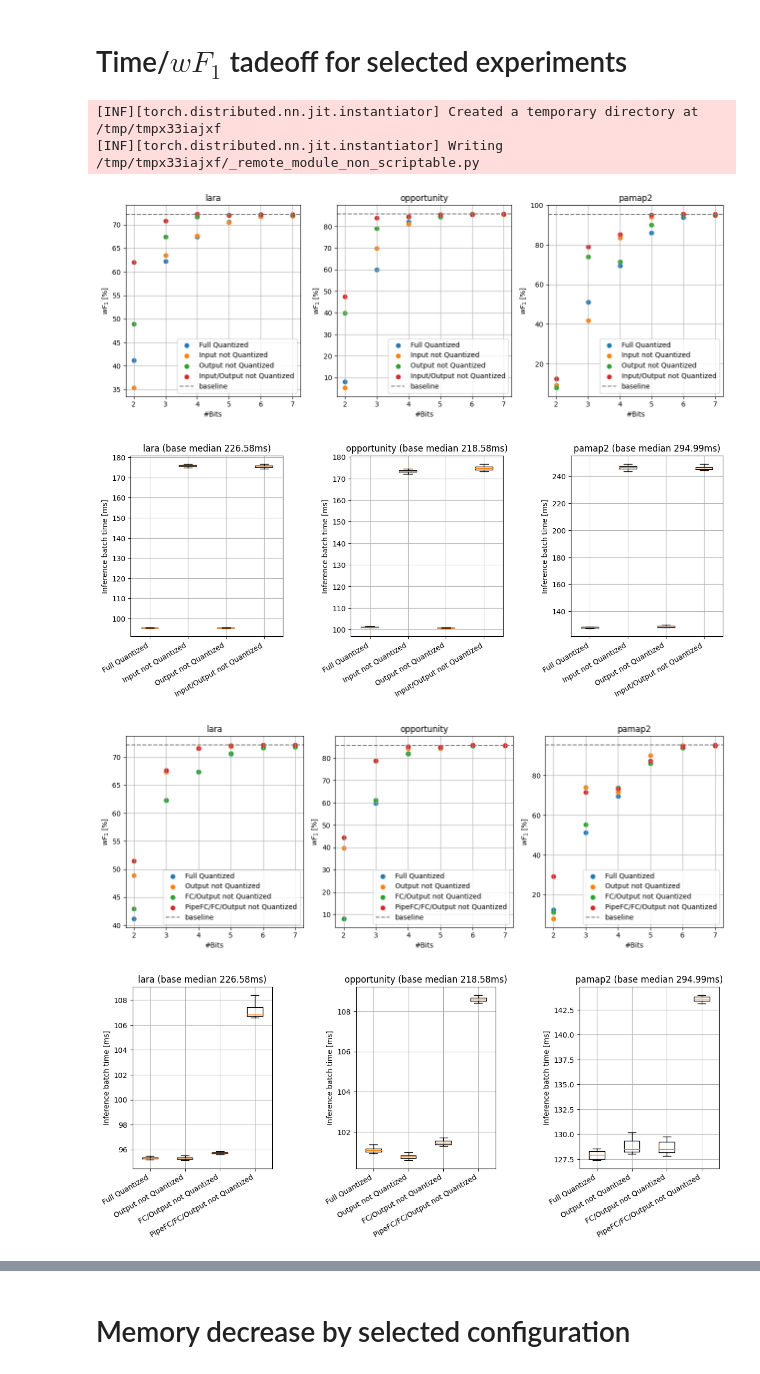
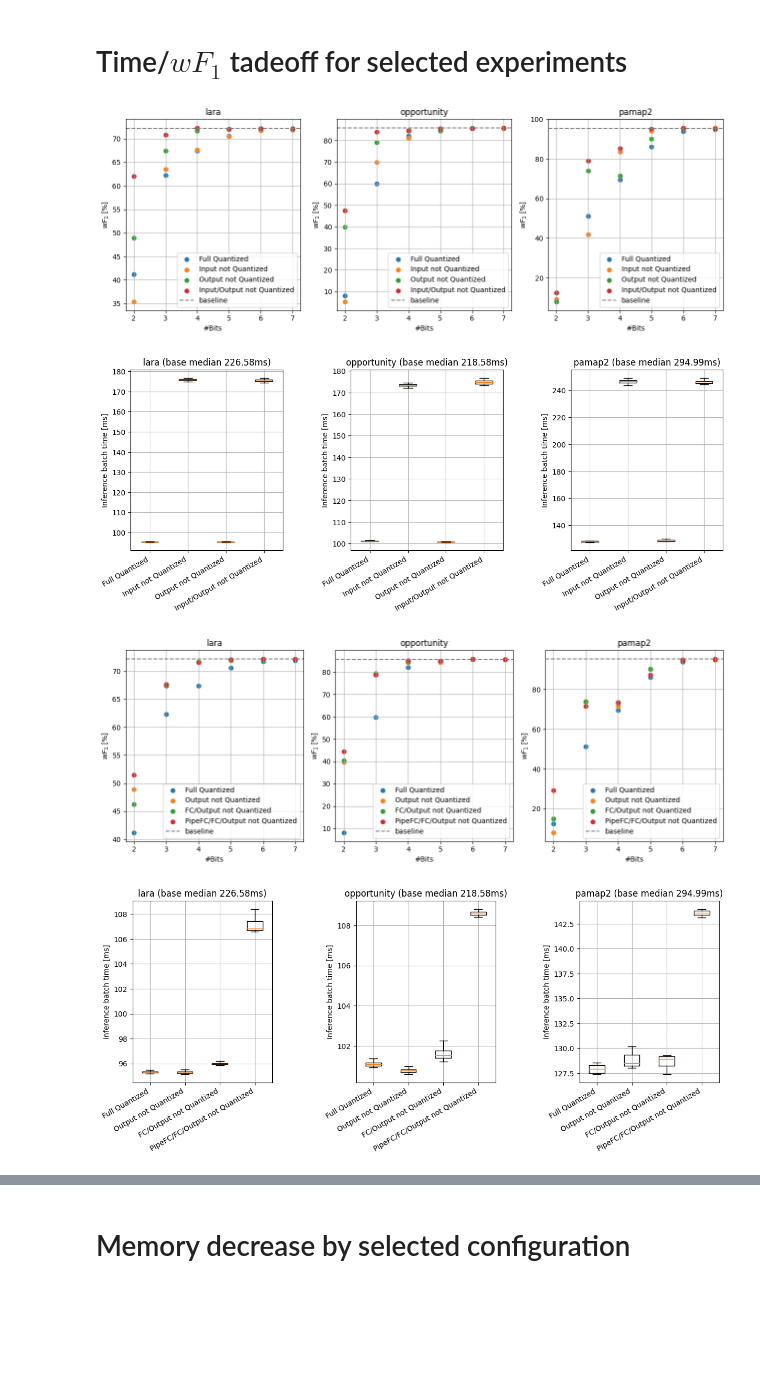
Before and after one commit to jroeger23/bachelor_thesis_code, a Jupyter notebook: eval_notebooks/ptq_cnn-imu_eval.ipynb, the cells around one changed output, grey strips where cells are left out. Cells and saved outputs as stored; diff of their text form; code cells hidden in the pictures; blank space fills up the shorter version.

```diff
--- a/eval_notebooks/ptq_cnn-imu_eval.ipynb
+++ b/eval_notebooks/ptq_cnn-imu_eval.ipynb
@@ -563,7 +563,7 @@ cfg_comparison_2 = {
         'imu_pipeline_quantization': 'static',
         'imu_pipeline_fc_quantization': 'static',
         'fc_quantization': 'none',
-        'output_layer_quantization': 'static',
+        'output_layer_quantization': 'none',
     },
     'PipeFC/FC/Output not Quantized': {
         'imu_input_quantization': 'static',
@@ -645,37 +645,35 @@ for cfg_comparison in (cfg_comparison_1, cfg_comparison_2, cfg_comparison_3):
 
   fig.tight_layout()
   fig.show()
 
   # Time performance plots
   fig, axs = plt.subplots(1, len(ex_by_bits_by_cfg_by_dataset))
   fig.set_figwidth(fig.get_figwidth() * 2)
   for ix, (dataset, ex_by_bits_by_cfg) in enumerate(ex_by_bits_by_cfg_by_dataset.items()):
     b_xs = []
     b_labels = []
     b_colors = []
     for k_ix, (key, ex_by_bits) in enumerate(ex_by_bits_by_cfg.items()):
       b_xs.append(ex_by_bits[7].metrics['test/batch_time'] * 1000)
       b_labels.append(key)
       b_colors.append(cmap(k_ix))
 
     baseline_median = base_experiment_by_dataset[dataset].metrics['test/batch_time'].median() * 1000
 
     axs[ix].boxplot(x=b_xs, labels=b_labels, showfliers=False)
 
     axs[ix].set_ylabel('Inference batch time [ms]')
     axs[ix].grid()
     axs[ix].set_title(f'{dataset} (base median {baseline_median:.02f}ms)')
 
   fig.tight_layout()
   fig.autofmt_xdate()
   fig.show()
 # %% [output]
-[INF][torch.distributed.nn.jit.instantiator] Created a temporary directory at /tmp/tmpx33iajxf
-[INF][torch.distributed.nn.jit.instantiator] Writing /tmp/tmpx33iajxf/_remote_module_non_scriptable.py
 [figure]
 [figure]
-[figure, old version]
+[figure, new version]
-[figure, old version]
+[figure, new version]
 [figure]
 [figure]
 # %% [markdown]
```
Also changed, not shown: parts of 4 cells of this notebook.
